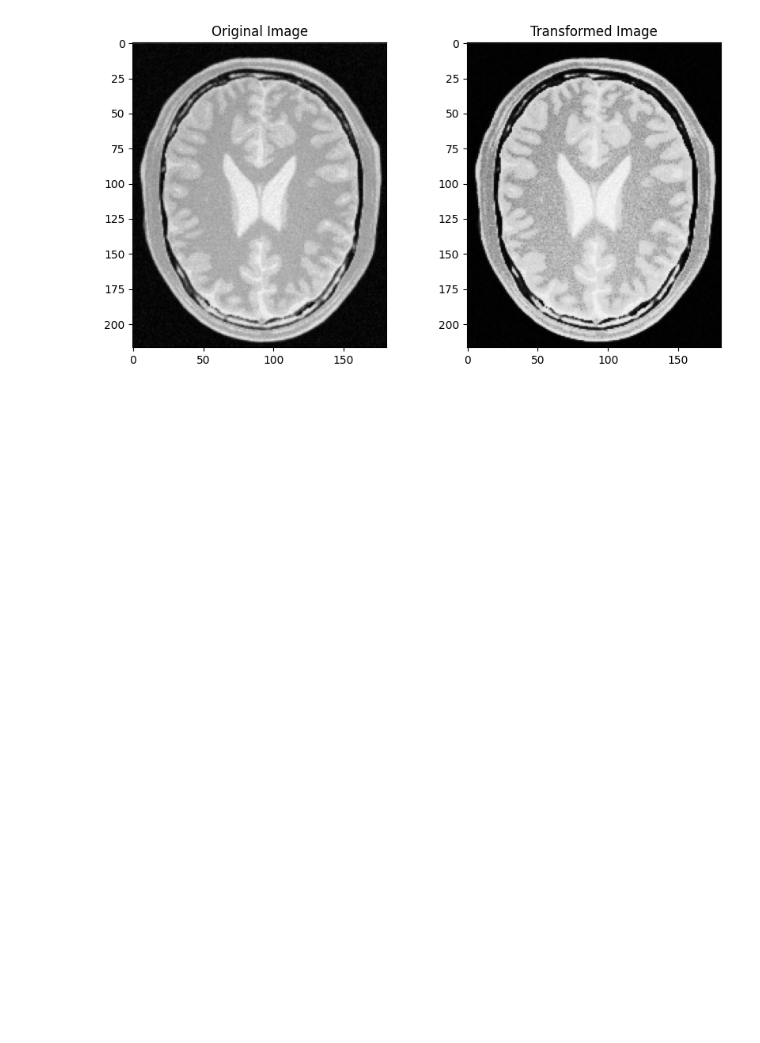
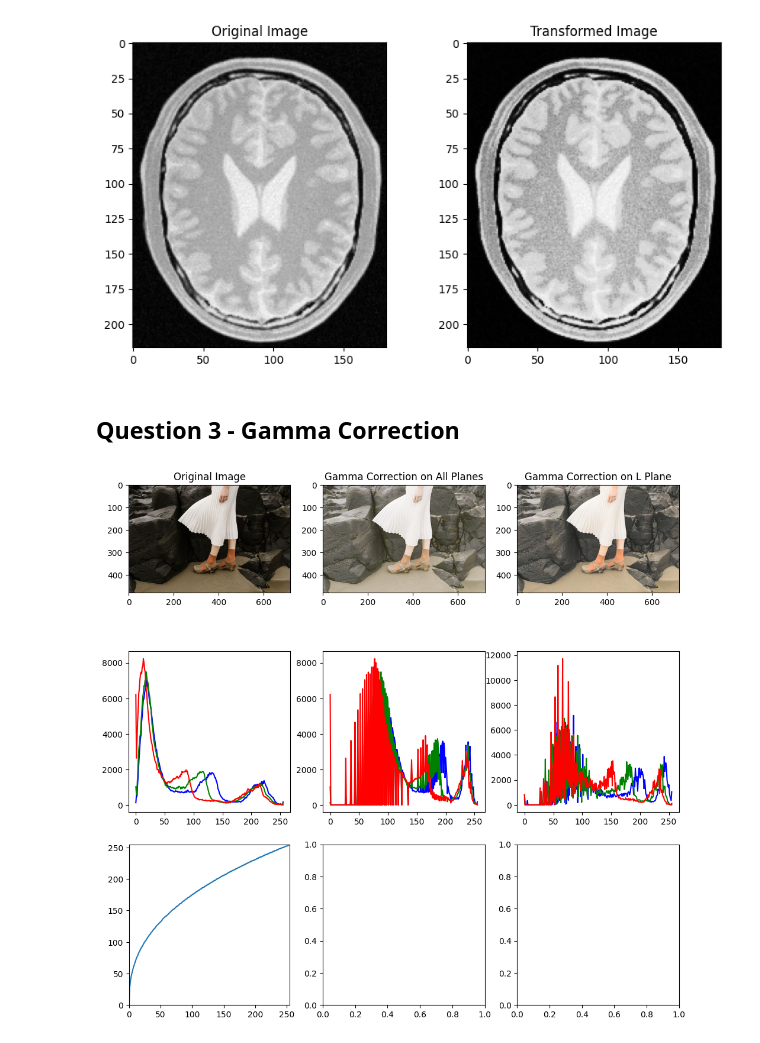
Before and after one commit to hpbowala/ComputerVisionAssignment, a Jupyter notebook: 249290X_ComputerVisionAssignment.ipynb, the cells around one changed output. Saved outputs shown, nothing was run; the diff lists cells and outputs as text; code cells hidden in the pictures; blank space fills up the shorter version.

Commit message:
question 3 - gamma correction on L plane

```diff
--- a/249290X_ComputerVisionAssignment.ipynb
+++ b/249290X_ComputerVisionAssignment.ipynb
@@ -117,3 +117,52 @@ plt.show()
 # %% [output]
 256
 [figure]
+# %% [markdown]
+## Question 3 - Gamma Correction
+# %%
+q3_img_path = base_path + "highlights_and_shadows.jpg";
+q3_img = cv.imread(q3_img_path, cv.IMREAD_COLOR)
+
+assert q3_img is not None
+# %%
+gamma = 2.5
+table = np.array([(i/255.0)**(1.0/gamma)*255.0 for i in np.arange(0,256)]).astype('uint8')
+
+#convert bgr imread to rgb
+q3_img_rgb = cv.cvtColor(q3_img, cv.COLOR_BGR2RGB)
+img_gamma = cv.cvtColor(q3_img, cv.COLOR_BGR2RGB)
+l_gamma = cv.cvtColor(q3_img, cv.COLOR_BGR2LAB)
+
+#transform gamma in all 3 planes in LAB color space
+img_gamma = cv.LUT(img_gamma, table)
+
+#gamma correction in L plane only
+L, a, b = cv.split(l_gamma)
+l_gamma = cv.LUT(L, table)
+l_gamma = cv.merge((l_gamma, a, b))
+l_gamma = cv.cvtColor(l_gamma, cv.COLOR_LAB2BGR)
+l_gamma = cv.cvtColor(l_gamma, cv.COLOR_BGR2RGB)
+
+f, ax3 = plt.subplots(3,3, figsize=(12,12))
+ax3[0,0].imshow(q3_img_rgb)
+ax3[0,0].set_title('Original Image')
+ax3[0,1].imshow(img_gamma)
+ax3[0,1].set_title('Gamma Correction on All Planes')
+ax3[0,2].imshow(l_gamma)
+ax3[0,2].set_title('Gamma Correction on L Plane')
+
+color = ('b', 'g', 'r')
+for i, c in enumerate(color):
+    hist_orig = cv.calcHist([q3_img_rgb], [i], None, [256], [0,256])
+    ax3[1,0].plot(hist_orig, color = c)
+    hist_gamma = cv.calcHist([img_gamma], [i], None, [256], [0,256])
+    ax3[1,1].plot(hist_gamma, color = c)
+    hist_l_gamma = cv.calcHist([l_gamma], [i], None, [256], [0,256])
+    ax3[1,2].plot(hist_l_gamma, color = c)
+
+ax3[2,0].plot(table)
+ax3[2,0].set_xlim(0,255)
+ax3[2,0].set_ylim(0,255)
+ax3[2,0].set_aspect('equal')
+# %% [output]
+[figure, added]
```
Also changed, not shown: parts of 1 cell of this notebook.
